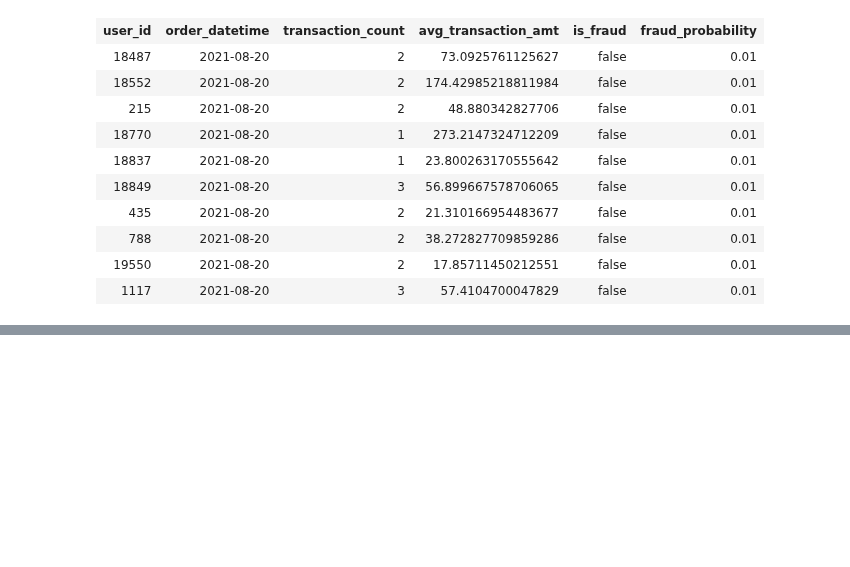
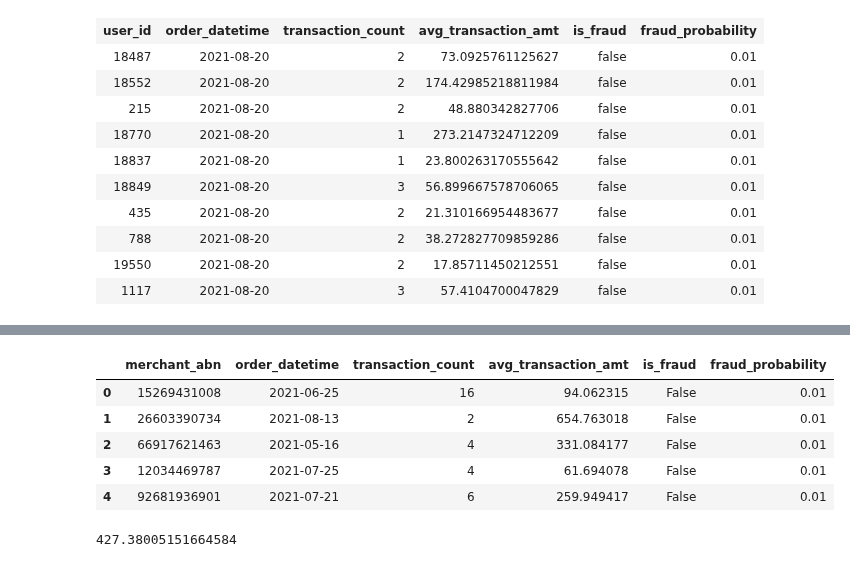
Before and after one commit to MAST30034-Applied-Data-Science/generic-buy-now-pay-later-project-group-5, a Jupyter notebook: notebooks/fraud_regression.ipynb, the cells around one changed output, grey strips where cells are left out. Saved outputs shown, nothing was run; the diff lists cells and outputs as text; code cells hidden in the pictures; blank space fills up the shorter version.

Commit message:
added linear model (simple ver)

```diff
--- a/notebooks/fraud_regression.ipynb
+++ b/notebooks/fraud_regression.ipynb
@@ -149,11 +120,11 @@ def resampling(majority, minority):
     N_MINOR = 450
 
     # repeated sampling from the minority class
-    n_more_samples = N_MINOR - minority.count() # needs to be less than no. of samples in minority
-    sampled_minority = minority.union(resample(minority, replace=False, n_samples=n_more_samples, random_state=0)).toPandas()
+    n_more_samples = N_MINOR - minority.shape[0] # needs to be less than no. of samples in minority
+    sampled_minority = pd.concat([minority, resample(minority, replace=False, n_samples=n_more_samples, random_state=0)], axis=0)
 
     # undersampling from the majority class
-    sampled_majority = majority.sample(N_MAJOR, set_seed=0).toPandas()
+    sampled_majority = majority.sample(0.0002, seed=0).toPandas()
 
     # join the sampled datasets
     resampled = pd.concat([sampled_majority, sampled_minority], axis=0)
@@ -162,7 +133,4 @@ def resampling(majority, minority):
 # %%
 # split merchant fraud data by class
 merchant_majority = merchant_fraud.where(F.col('fraud_probability') == 0.01)
-merchant_minority = merchant_fraud.where(F.col('fraud_probability') != 0.01)
-
-# obtain resampled dataset for modelling
-merchant_resampled = resampling(merchant_majority, merchant_minority)
+merchant_minority = merchant_fraud.where(F.col('fraud_probability') != 0.01).toPandas()
@@ -169,2 +140,11 @@ merchant_resampled = resampling(merchant_majority, merchant_minority)
+# %%
+merchant_resampled.head()
+# %% [output]
+|  | merchant_abn | order_datetime | transaction_count | avg_transaction_amt | is_fraud | fraud_probability |
+| 0 | 15269431008 | 2021-06-25 | 16 | 94.062315 | False | 0.01 |
+| 1 | 26603390734 | 2021-08-13 | 2 | 654.763018 | False | 0.01 |
+| 2 | 66917621463 | 2021-05-16 | 4 | 331.084177 | False | 0.01 |
+| 3 | 12034469787 | 2021-07-25 | 4 | 61.694078 | False | 0.01 |
+| 4 | 92681936901 | 2021-07-21 | 6 | 259.949417 | False | 0.01 |
 # %%
 # split dataset into predictors and target variables
@@ -187,0 +190,4 @@ for train_index, test_index in skf.split(X, y):
+# %%
+print(mse)
+# %% [output]
+427.38005151664584
```
Also changed, not shown: parts of 9 cells of this notebook.
